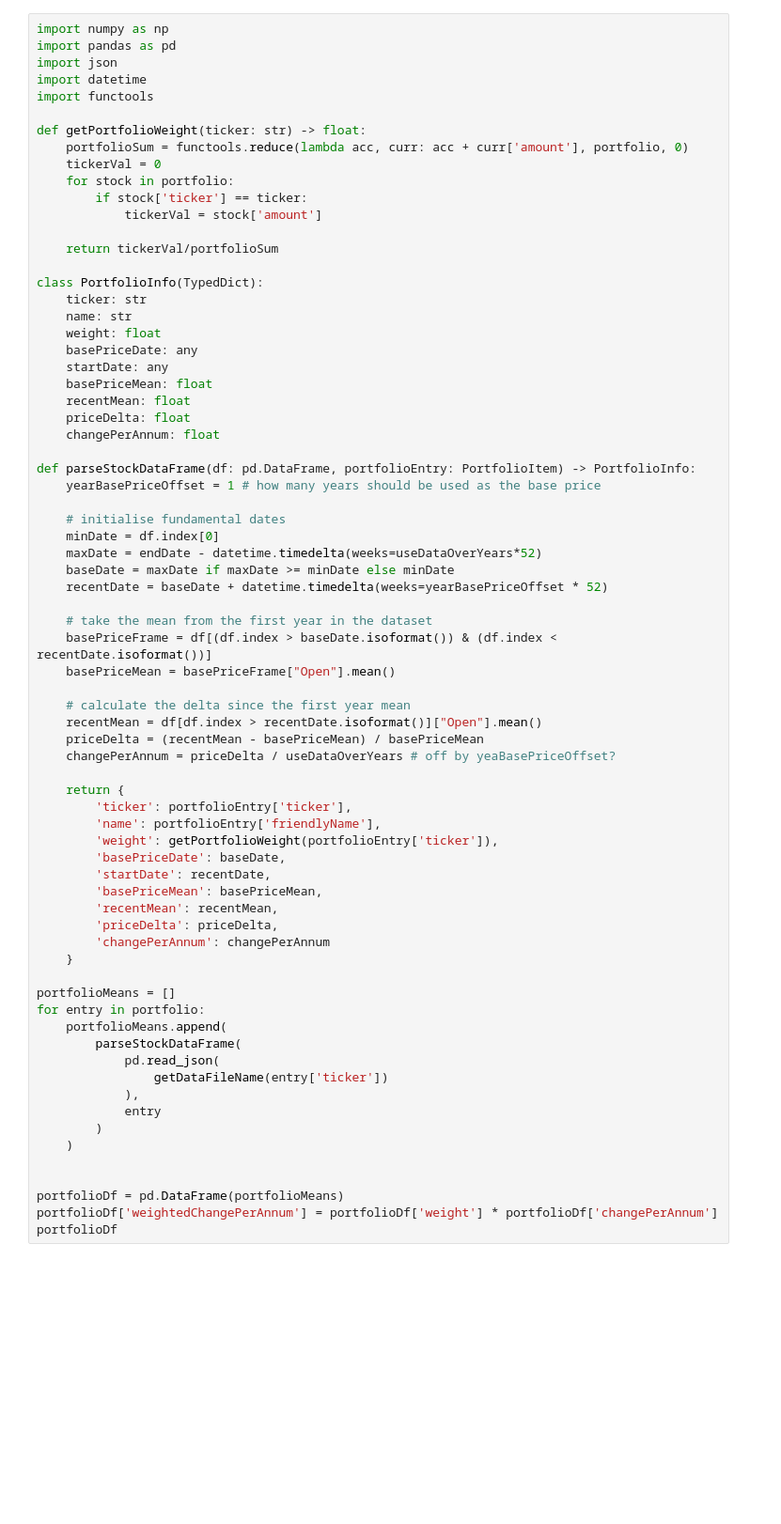
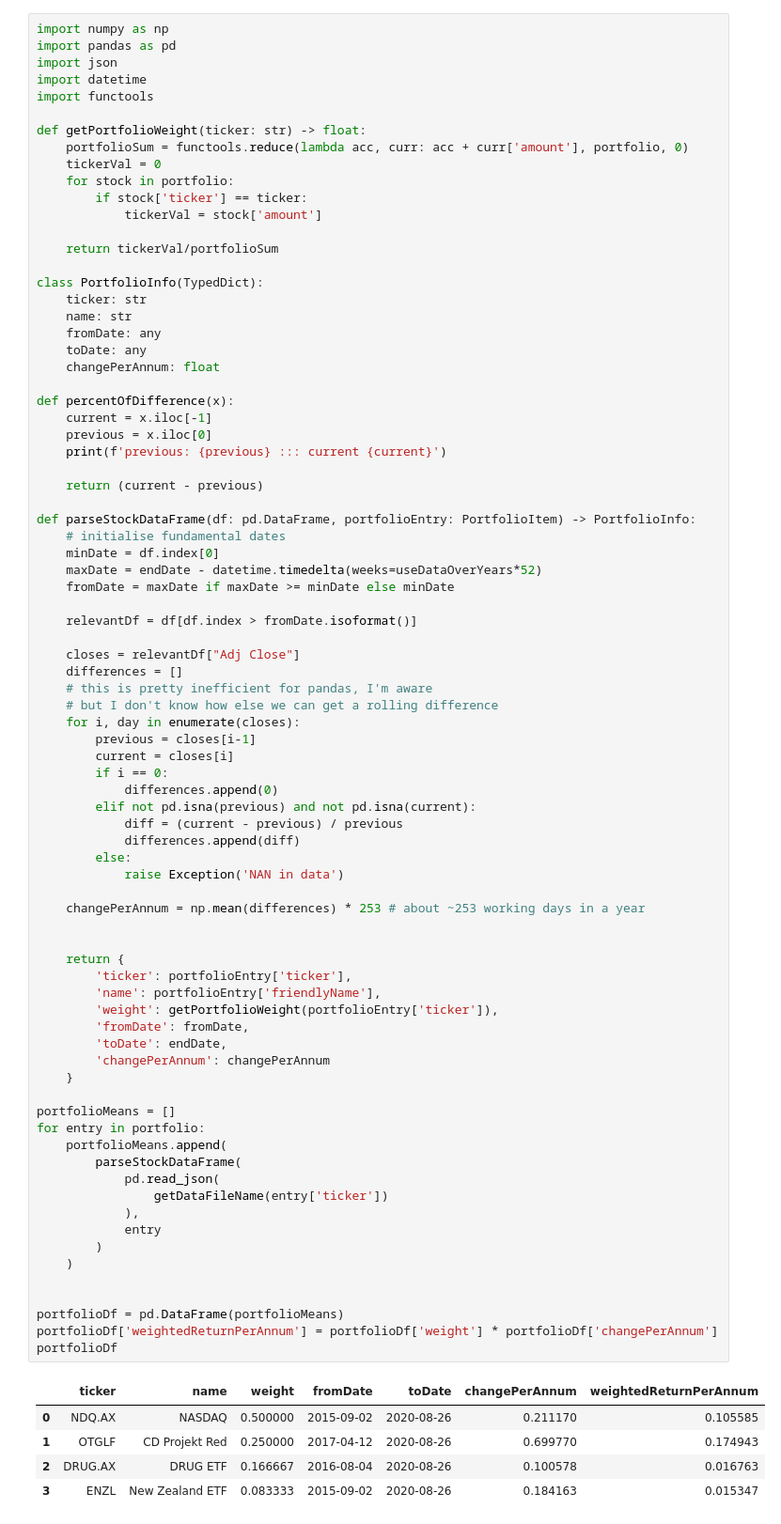
Before and after one commit to Indimeco/investing-notes, a Jupyter notebook: reversionToMean.ipynb, the cells around one changed output. Shown: that part at 94% size. Drawn from its saved outputs; the diff is of its cells as text; blank space fills up the shorter version.

Commit message:
fix(reversionToMean): correct reversion calculation

```diff
--- a/reversionToMean.ipynb
+++ b/reversionToMean.ipynb
@@ -86,59 +93,73 @@ def getPortfolioWeight(ticker: str) -> float:
 class PortfolioInfo(TypedDict):
     ticker: str
     name: str
-    weight: float
-    basePriceDate: any
-    startDate: any
-    basePriceMean: float
-    recentMean: float
-    priceDelta: float
+    fromDate: any
+    toDate: any
     changePerAnnum: float
 
+def percentOfDifference(x):
+    current = x.iloc[-1]
+    previous = x.iloc[0]
+    print(f'previous: {previous} ::: current {current}')
+
+    return (current - previous)
+
 def parseStockDataFrame(df: pd.DataFrame, portfolioEntry: PortfolioItem) -> PortfolioInfo:
-    yearBasePriceOffset = 1 # how many years should be used as the base price
-
     # initialise fundamental dates
     minDate = df.index[0]
     maxDate = endDate - datetime.timedelta(weeks=useDataOverYears*52)
-    baseDate = maxDate if maxDate >= minDate else minDate
-    recentDate = baseDate + datetime.timedelta(weeks=yearBasePriceOffset * 52)
+    fromDate = maxDate if maxDate >= minDate else minDate
 
-    # take the mean from the first year in the dataset
-    basePriceFrame = df[(df.index > baseDate.isoformat()) & (df.index < recentDate.isoformat())]
-    basePriceMean = basePriceFrame["Open"].mean()
+    relevantDf = df[df.index > fromDate.isoformat()]
 
-    # calculate the delta since the first year mean
-    recentMean = df[df.index > recentDate.isoformat()]["Open"].mean()
-    priceDelta = (recentMean - basePriceMean) / basePriceMean
-    changePerAnnum = priceDelta / useDataOverYears # off by yeaBasePriceOffset?
+    closes = relevantDf["Adj Close"]
+    differences = []
+    # this is pretty inefficient for pandas, I'm aware
+    # but I don't know how else we can get a rolling difference
+    for i, day in enumerate(closes):
+        previous = closes[i-1]
+        current = closes[i]
+        if i == 0:
+            differences.append(0)
+        elif not pd.isna(previous) and not pd.isna(current):
+            diff = (current - previous) / previous
+            differences.append(diff)
+        else:
+            raise Exception('NAN in data')
+
+    changePerAnnum = np.mean(differences) * 253 # about ~253 working days in a year
+
 
     return {
         'ticker': portfolioEntry['ticker'],
         'name': portfolioEntry['friendlyName'],
         'weight': getPortfolioWeight(portfolioEntry['ticker']),
-        'basePriceDate': baseDate,
-        'startDate': recentDate,
-        'basePriceMean': basePriceMean,
-        'recentMean': recentMean,
-        'priceDelta': priceDelta,
+        'fromDate': fromDate,
+        'toDate': endDate,
         'changePerAnnum': changePerAnnum
     }
 
 portfolioMeans = []
 for entry in portfolio:
     portfolioMeans.append(
         parseStockDataFrame(
             pd.read_json(
                 getDataFileName(entry['ticker'])
             ),
             entry
         )
     )
 
 
 portfolioDf = pd.DataFrame(portfolioMeans)
-portfolioDf['weightedChangePerAnnum'] = portfolioDf['weight'] * portfolioDf['changePerAnnum']
+portfolioDf['weightedReturnPerAnnum'] = portfolioDf['weight'] * portfolioDf['changePerAnnum']
 portfolioDf
+# %% [output]
+|  | ticker | name | weight | fromDate | toDate | changePerAnnum | weightedReturnPerAnnum |
+| 0 | NDQ.AX | NASDAQ | 0.500000 | 2015-09-02 | 2020-08-26 | 0.211170 | 0.105585 |
+| 1 | OTGLF | CD Projekt Red | 0.250000 | 2017-04-12 | 2020-08-26 | 0.699770 | 0.174943 |
+| 2 | DRUG.AX | DRUG ETF | 0.166667 | 2016-08-04 | 2020-08-26 | 0.100578 | 0.016763 |
+| 3 | ENZL | New Zealand ETF | 0.083333 | 2015-09-02 | 2020-08-26 | 0.184163 | 0.015347 |
 # %%
 import matplotlib.pyplot as plt
 
```
Also changed, not shown: parts of 3 cells of this notebook.
